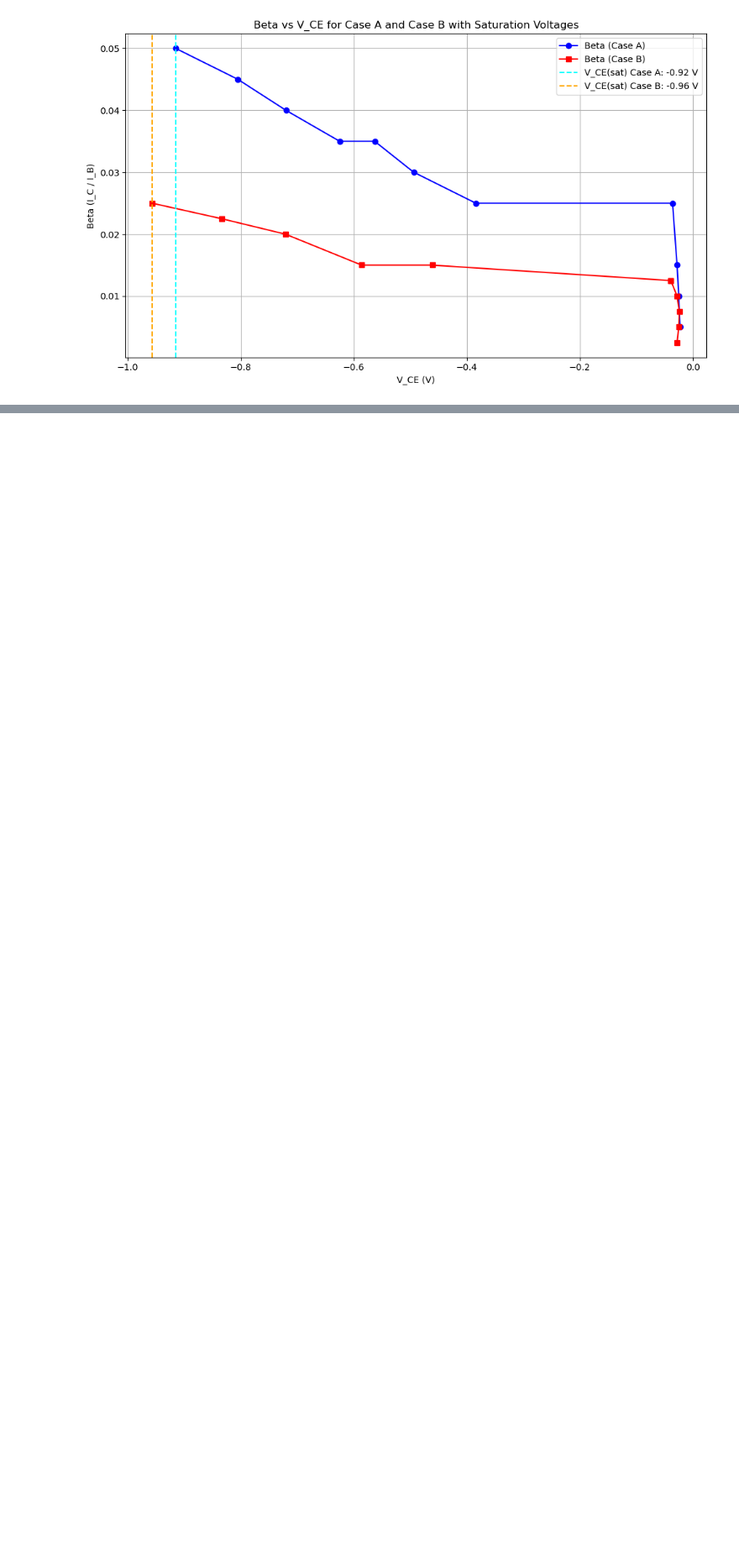
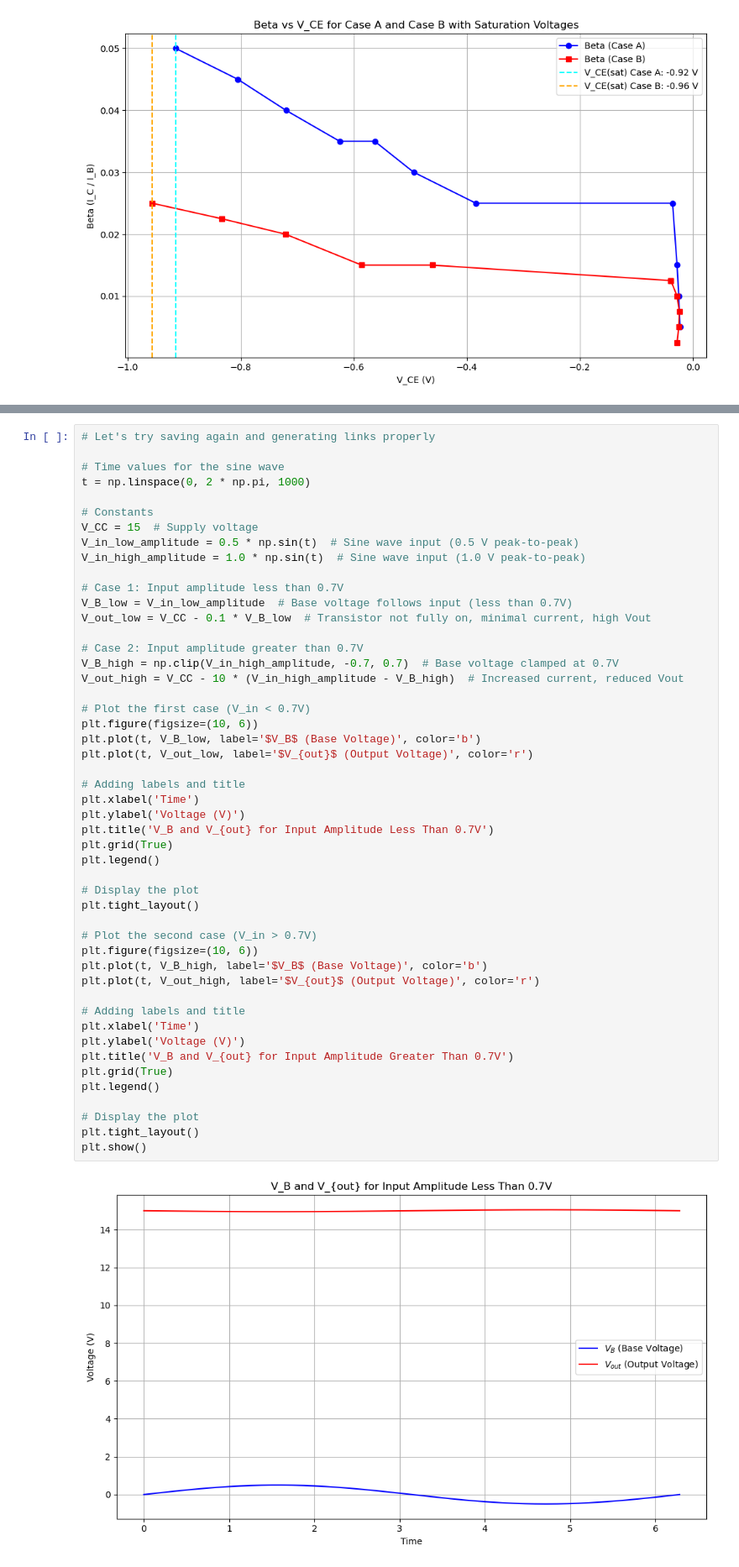
Before and after one commit to Quantum-Impulse/Eletronic-Techniques-Reports, a Jupyter notebook: Report 2/Lab 5/Lab2.ipynb, the cells around one changed output, grey strips where cells are left out. Shown at 84% size. Drawn from its saved outputs; the diff is of its cells as text; blank space fills up the shorter version.

```diff
--- a/Report 2/Lab 5/Lab2.ipynb
+++ b/Report 2/Lab 5/Lab2.ipynb
@@ -118,0 +180,51 @@ plt.show()
+# %%
+# Let's try saving again and generating links properly
+
+# Time values for the sine wave
+t = np.linspace(0, 2 * np.pi, 1000)
+
+# Constants
+V_CC = 15  # Supply voltage
+V_in_low_amplitude = 0.5 * np.sin(t)  # Sine wave input (0.5 V peak-to-peak)
+V_in_high_amplitude = 1.0 * np.sin(t)  # Sine wave input (1.0 V peak-to-peak)
+
+# Case 1: Input amplitude less than 0.7V
+V_B_low = V_in_low_amplitude  # Base voltage follows input (less than 0.7V)
+V_out_low = V_CC - 0.1 * V_B_low  # Transistor not fully on, minimal current, high Vout
+
+# Case 2: Input amplitude greater than 0.7V
+V_B_high = np.clip(V_in_high_amplitude, -0.7, 0.7)  # Base voltage clamped at 0.7V
+V_out_high = V_CC - 10 * (V_in_high_amplitude - V_B_high)  # Increased current, reduced Vout
+
+# Plot the first case (V_in < 0.7V)
+plt.figure(figsize=(10, 6))
+plt.plot(t, V_B_low, label='$V_B$ (Base Voltage)', color='b')
+plt.plot(t, V_out_low, label='$V_{out}$ (Output Voltage)', color='r')
+
+# Adding labels and title
+plt.xlabel('Time')
+plt.ylabel('Voltage (V)')
+plt.title('V_B and V_{out} for Input Amplitude Less Than 0.7V')
+plt.grid(True)
+plt.legend()
+
+# Display the plot
+plt.tight_layout()
+
+# Plot the second case (V_in > 0.7V)
+plt.figure(figsize=(10, 6))
+plt.plot(t, V_B_high, label='$V_B$ (Base Voltage)', color='b')
+plt.plot(t, V_out_high, label='$V_{out}$ (Output Voltage)', color='r')
+
+# Adding labels and title
+plt.xlabel('Time')
+plt.ylabel('Voltage (V)')
+plt.title('V_B and V_{out} for Input Amplitude Greater Than 0.7V')
+plt.grid(True)
+plt.legend()
+
+# Display the plot
+plt.tight_layout()
+plt.show()
+# %% [output]
+[figure, added]
```
Also changed, not shown: parts of 3 cells of this notebook, 12 other files.
